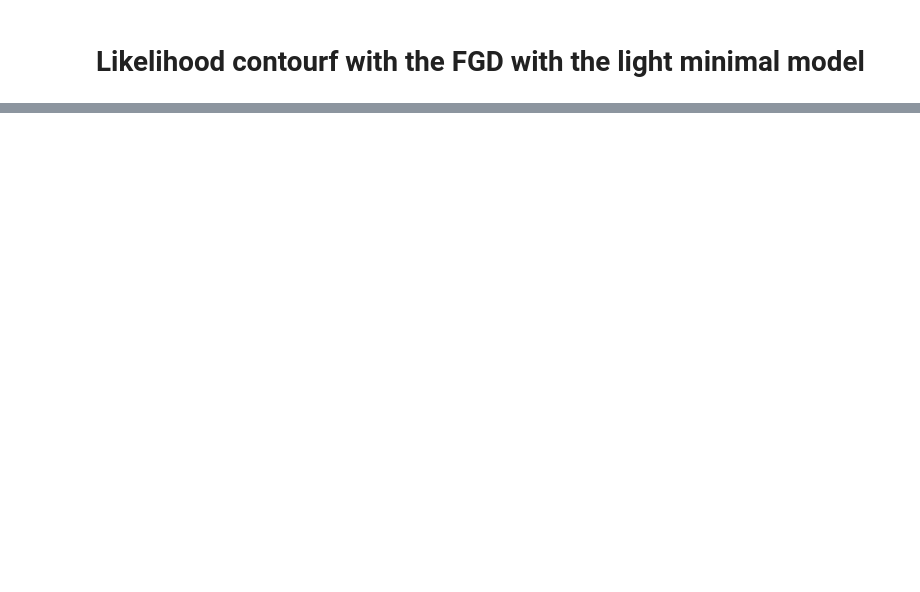
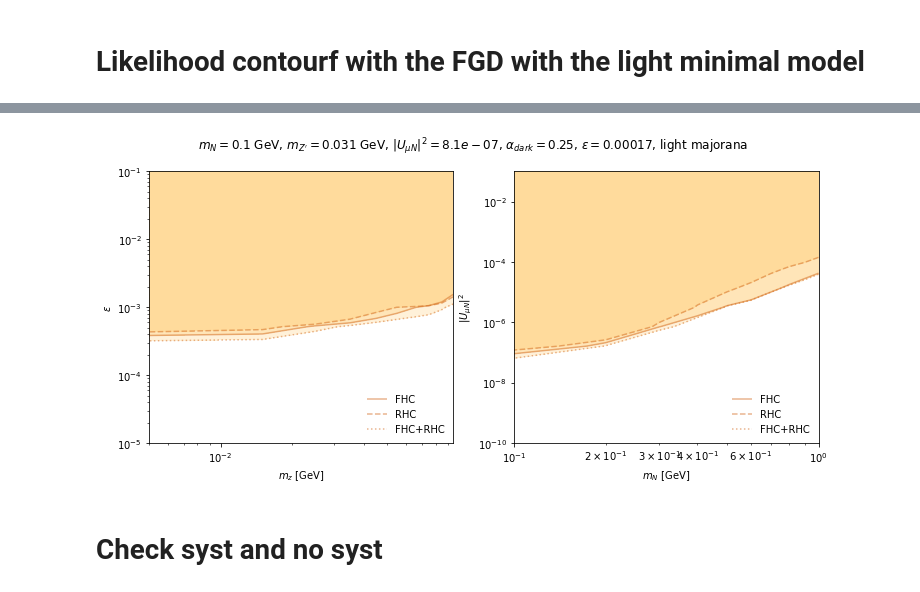
Before and after one commit to mhostert/dark-neutrinos-at-T2K, a Jupyter notebook: exp_analysis/6_light_minimal_fgd_visualisation.ipynb, the cells around one changed output, grey strips where cells are left out. Drawn from its saved outputs; the diff is of its cells as text; code cells hidden in the pictures; blank space fills up the shorter version.

```diff
--- a/exp_analysis/6_light_minimal_fgd_visualisation.ipynb
+++ b/exp_analysis/6_light_minimal_fgd_visualisation.ipynb
@@ -26,5 +28,3 @@ save_folder = f'../fig/6_visualization/{hierarchy}_{D_or_M}'
 levels = {0.68: -2.3/2,
           0.9: -4.61/2,
           0.95: -5.99/2}
-# %%
-my_exp_analysis = load_datasets(hierarchy, D_or_M, timeit=True, direct_load_objects=True)[f'{hierarchy}_{D_or_M}']
@@ -252,0 +298,9 @@ for m4 in m4_s:
+# %%
+mz_for_grid = np.linspace(0.005, 0.095, 10)
+epsilon_for_grid = np.geomspace(1e-5, 1e-1, 15)
+m4_for_grid = np.linspace(0.1, 1, 10)
+Umu4_2_for_grid = np.geomspace(1e-10, 1e-1, 15)
+
+base_pars = {
+    'base_m4':0.1, 'base_mz':0.031, 'base_Umu4_2':(9e-4)**2, 'base_alpha_d':0.25, 'base_epsilon':1.7e-4
+}
@@ -252,0 +347,30 @@ for m4 in m4_s:
+# %%
+fig, axs = plt.subplots(1, len(sidebands), figsize=(6*len(sidebands), 5))
+
+plot_likelihood_contour({key:list(value[0].values())[0] for key, value in out.items()},
+                        x_edges=mz_for_grid,
+                        y_edges=epsilon_for_grid,
+                        label_template='{}',
+                        linestyles=['-', '--', 'dotted'],
+                        ax=axs[0])
+axs[0].loglog()
+axs[0].set_xlabel(r'$m_z$ [GeV]')
+axs[0].set_ylabel(r'$\epsilon$')
+
+plot_likelihood_contour({key:list(value[1].values())[0] for key, value in out.items()},
+                        x_edges=m4_for_grid,
+                        y_edges=Umu4_2_for_grid,
+                        label_template='{}',
+                        linestyles=['-', '--', 'dotted'],
+                        ax=axs[1])
+axs[1].loglog()
+axs[1].set_xlabel(r'$m_N$ [GeV]')
+axs[1].set_ylabel(r'$|U_{\mu N}|^2$')
+
+set_plot_title(exp_analysis_obj=my_exp_analyses['light_majorana_FHC'],
+               kernel=None, smoothing_pars=None, suptitle=True, same_line=True,
+               **{key.replace('base_', ''):value for key,value in base_pars.items()})
+# %% [output]
+[figure, added]
+# %% [markdown]
+# Check syst and no syst
```
Also changed, not shown: parts of 59 cells of this notebook, 25 other files.
